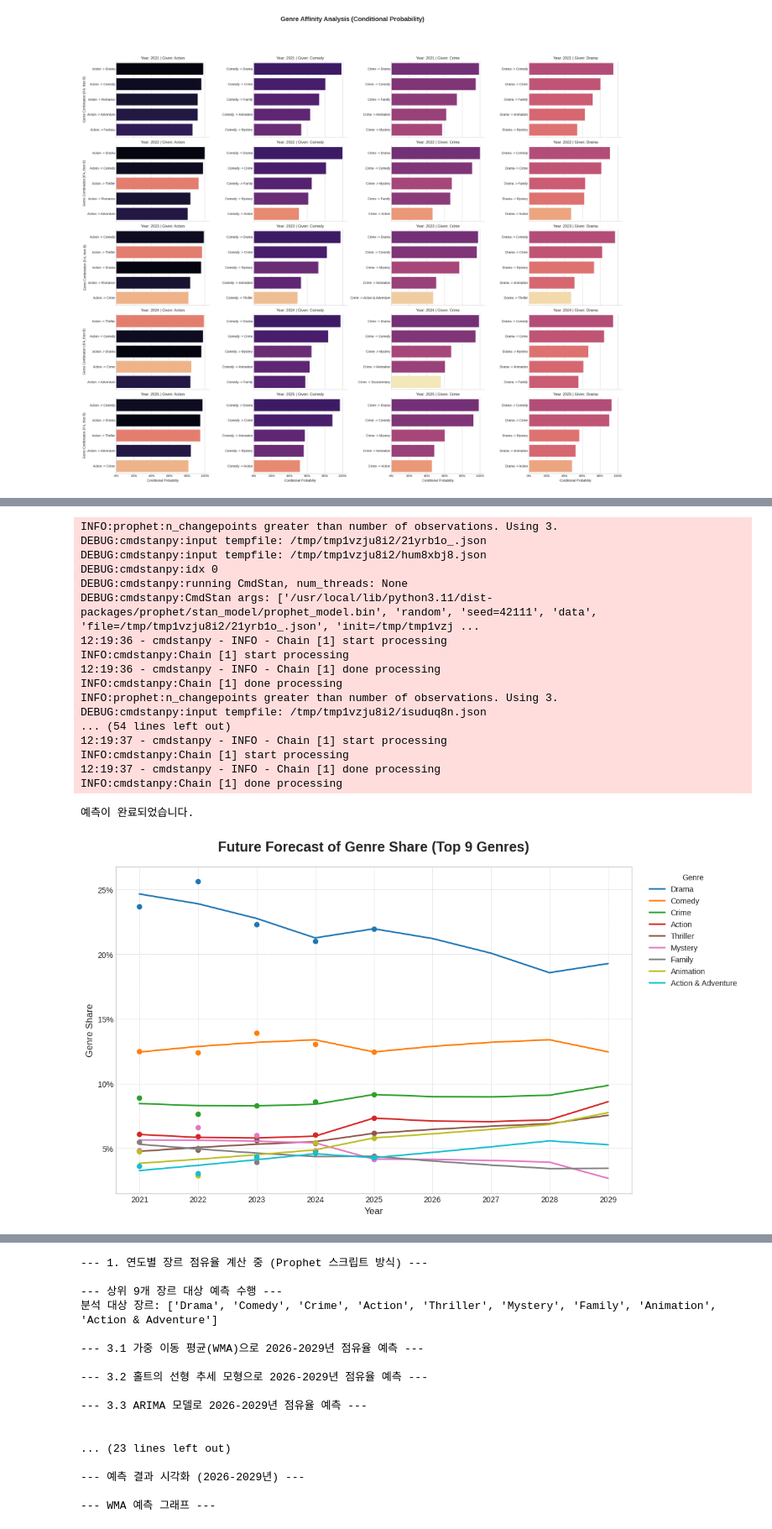
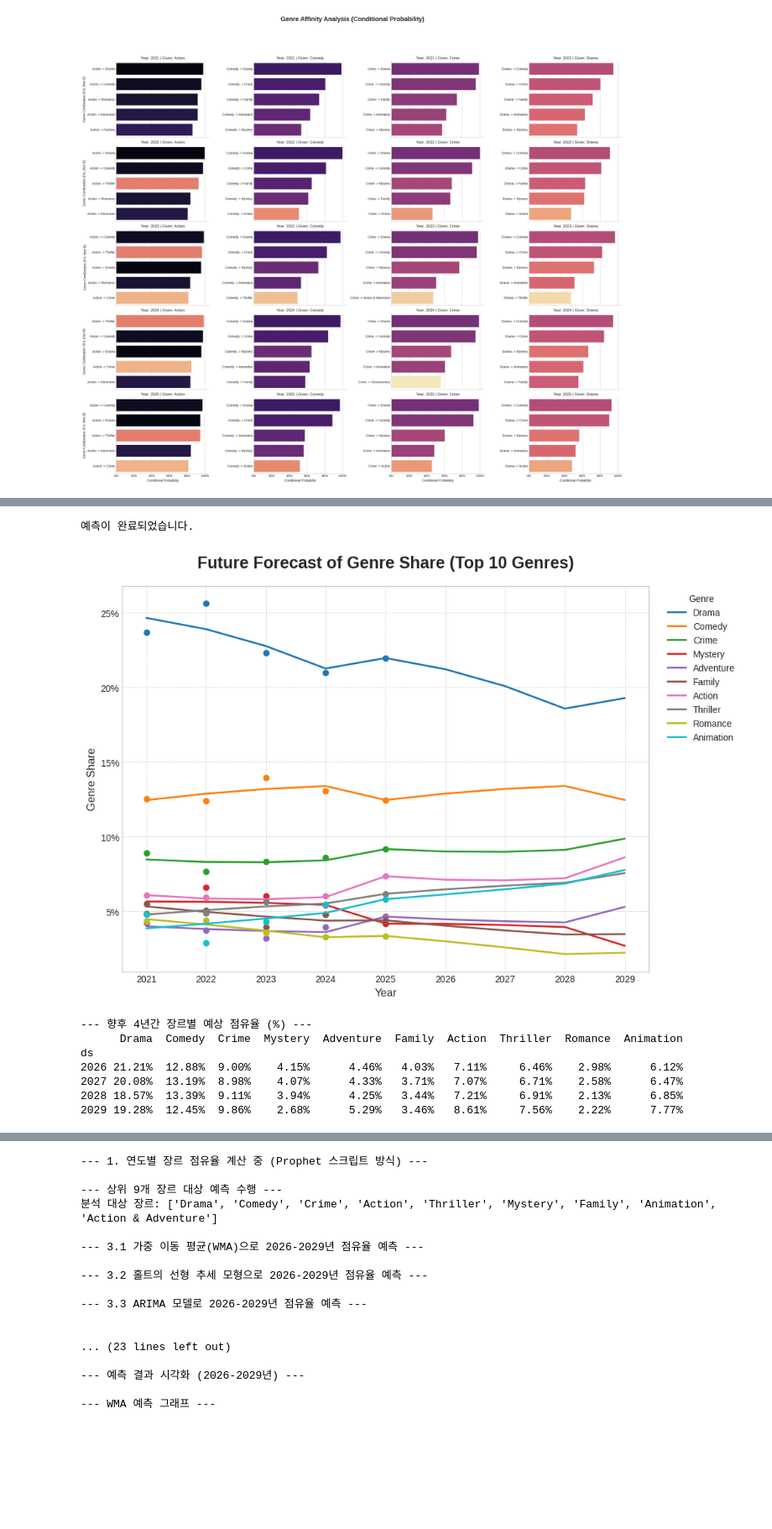
Before and after one commit to piaoruilin/20251R0136COSE47101, a Jupyter notebook: Data_Science_Project.ipynb, the cells around one changed output, grey strips where cells are left out. Shown at 84% size. Saved outputs shown, nothing was run; the diff lists cells and outputs as text; code cells hidden in the pictures; blank space fills up the shorter version.

```diff
--- a/Data_Science_Project.ipynb
+++ b/Data_Science_Project.ipynb
@@ -1235,7 +1552,7 @@ plt.show()
 [figure]
 # %%
 # 1. Prophet 등 필요한 라이브러리 설치
-!pip install prophet pandas matplotlib
+# !pip install prophet pandas matplotlib
 
 import pandas as pd
 import ast
@@ -1249,7 +1566,7 @@ import numpy as np
 try:
     df = pd.read_csv('top-10_with_genres_keywords.csv')
 except FileNotFoundError:
-    print("파일을 찾을 수 없습니다. 'top-10_with_genres_keywords.csv' 파일을 Colab에 업로드했는지 확인해주세요.")
+    print("파일을 찾을 수 없습니다: 'top-10_with_genres_keywords.csv' 파일을 Colab에 업로드했는지 확인해주세요.")
     raise
 
 df['week'] = pd.to_datetime(df['week'])
@@ -1274,24 +1591,36 @@ ratio_df = pivot_df.div(pivot_df.sum(axis=1), axis=0)
 ratio_df.index = pd.to_datetime(ratio_df.index.astype(str) + '-01-01')
 
 # --- 3. 전체 장르에 대한 미래 예측 실행 ---
-# 전체 기간 동안의 평균 비율을 기준으로 상위 9개 장르를 선정
-top_genres = ratio_df.mean().nlargest(9).index.tolist()
+
+# --- *** 수정된 부분 시작 *** ---
+# 전체 기간 동안의 평균 비율을 기준으로 상위 9개 장르를 선정하는 대신,
+# 사용자께서 직접 지정하신 10개 장르를 사용합니다.
+top_genres = [
+    'Drama', 'Comedy', 'Crime', 'Mystery', 'Adventure',
+    'Family', 'Action', 'Thriller', 'Romance', 'Animation'
+]
+# --- *** 수정된 부분 끝 *** ---
+
 
 # 예측 결과를 저장할 데이터프레임
 all_forecasts_df = pd.DataFrame()
 
 # 시각화를 위한 Figure 준비
 plt.style.use('seaborn-v0_8-whitegrid')
-# --- 그래프 크기 수정: (15, 9) -> (12, 7) ---
 fig, ax = plt.subplots(figsize=(12, 7))
 
-# 각 장르에 대한 색상 맵 생성
+# 각 장르에 대한 색상 맵 생성 (10개 장르이므로 tab10 컬러맵이 적합)
 colors = cm.get_cmap('tab10', len(top_genres))
 
-print(f"상위 {len(top_genres)}개 장르에 대한 미래 점유율 예측을 시작합니다...")
+print(f"지정된 {len(top_genres)}개 장르에 대한 미래 점유율 예측을 시작합니다...")
 print(f"분석 대상 장르: {top_genres}")
 
 for i, genre in enumerate(top_genres):
+    # ratio_df에 해당 장르가 존재하는지 확인
+    if genre not in ratio_df.columns:
+        print(f"경고: '{genre}' 장르가 데이터에 없어 건너뜁니다.")
+        continue
+
     # Prophet을 위한 데이터프레임 생성 ('ds'와 'y' 컬럼명 사용)
     prophet_df = ratio_df[[genre]].reset_index()
     prophet_df.columns = ['ds', 'y']
@@ -1313,27 +1642,32 @@ for i, genre in enumerate(top_genres):
     if all_forecasts_df.empty:
         all_forecasts_df = forecast_subset
     else:
-        all_forecasts_df = pd.merge(all_forecasts_df, forecast_subset, on='ds')
+        all_forecasts_df = pd.merge(all_forecasts_df, forecast_subset, on='ds', how='outer')
 
 print("\n예측이 완료되었습니다.")
 
 # --- 4. 그래프 최종 설정 ---
-ax.set_title('Future Forecast of Genre Share (Top 9 Genres)', fontsize=18, fontweight='bold', pad=20)
+# --- *** 수정된 부분 시작 *** ---
+ax.set_title('Future Forecast of Genre Share (Top 10 Genres)', fontsize=18, fontweight='bold', pad=20)
+# --- *** 수정된 부분 끝 *** ---
 ax.set_xlabel('Year', fontsize=12)
 ax.set_ylabel('Genre Share', fontsize=12)
 ax.yaxis.set_major_formatter(plt.FuncFormatter('{:.0%}'.format))
 ax.legend(title='Genre', bbox_to_anchor=(1.02, 1), loc='upper left', fontsize=10)
 ax.grid(True, which='both', linestyle='--', linewidth=0.5)
-plt.tight_layout()
+plt.tight_layout(rect=[0, 0, 0.85, 1]) # 범례 공간 확보
 plt.show()
 
 # --- 5. 예측 결과 테이블 출력 ---
 # 보기 좋게 인덱스를 연도만 표시하도록 변경
-all_forecasts_df['ds'] = all_forecasts_df['ds'].dt.year
-all_forecasts_df = all_forecasts_df.set_index('ds')
+if not all_forecasts_df.empty:
+    all_forecasts_df['ds'] = all_forecasts_df['ds'].dt.year
+    all_forecasts_df = all_forecasts_df.set_index('ds')
 
-print("\n--- 향후 4년간 장르별 예상 점유율 (%) ---")
-# 소수점을 퍼센트로 변환하여 출력
-future_predictions = all_forecasts_df.tail(4) * 100
-print(future_predictions.to_string(float_format='{:.2f}%'.format))
+    print("\n--- 향후 4년간 장르별 예상 점유율 (%) ---")
+    # 소수점을 퍼센트로 변환하여 출력
+    future_predictions = all_forecasts_df.tail(4) * 100
+    print(future_predictions.to_string(float_format='{:.2f}%'.format))
+else:
+    print("\n예측된 데이터가 없어 결과 테이블을 출력할 수 없습니다.")
 # %% [output]
@@ -1382,19 +1704,9 @@ INFO:cmdstanpy:Chain [1] done processing
-INFO:prophet:n_changepoints greater than number of observations. Using 3.
-DEBUG:cmdstanpy:input tempfile: /tmp/tmp1vzju8i2/21yrb1o_.json
-DEBUG:cmdstanpy:input tempfile: /tmp/tmp1vzju8i2/hum8xbj8.json
-DEBUG:cmdstanpy:idx 0
-DEBUG:cmdstanpy:running CmdStan, num_threads: None
-DEBUG:cmdstanpy:CmdStan args: ['/usr/local/lib/python3.11/dist-packages/prophet/stan_model/prophet_model.bin', 'random', 'seed=42111', 'data', 'file=/tmp/tmp1vzju8i2/21yrb1o_.json', 'init=/tmp/tmp1vzj ...
-12:19:36 - cmdstanpy - INFO - Chain [1] start processing
-INFO:cmdstanpy:Chain [1] start processing
-12:19:36 - cmdstanpy - INFO - Chain [1] done processing
-INFO:cmdstanpy:Chain [1] done processing
-INFO:prophet:n_changepoints greater than number of observations. Using 3.
-DEBUG:cmdstanpy:input tempfile: /tmp/tmp1vzju8i2/isuduq8n.json
-... (54 lines left out)
-12:19:37 - cmdstanpy - INFO - Chain [1] start processing
-INFO:cmdstanpy:Chain [1] start processing
-12:19:37 - cmdstanpy - INFO - Chain [1] done processing
-INFO:cmdstanpy:Chain [1] done processing
+예측이 완료되었습니다.
+[figure, new version]
-예측이 완료되었습니다.
+--- 향후 4년간 장르별 예상 점유율 (%) ---
+      Drama  Comedy  Crime  Mystery  Adventure  Family  Action  Thriller  Romance  Animation
+ds
+2026 21.21%  12.88%  9.00%    4.15%      4.46%   4.03%   7.11%     6.46%    2.98%      6.12%
+2027 20.08%  13.19%  8.98%    4.07%      4.33%   3.71%   7.07%     6.71%    2.58%      6.47%
+2028 18.57%  13.39%  9.11%    3.94%      4.25%   3.44%   7.21%     6.91%    2.13%      6.85%
+2029 19.28%  12.45%  9.86%    2.68%      5.29%   3.46%   8.61%     7.56%    2.22%      7.77%
-[figure, old version]
```
Also changed, not shown: parts of 6 cells of this notebook.
